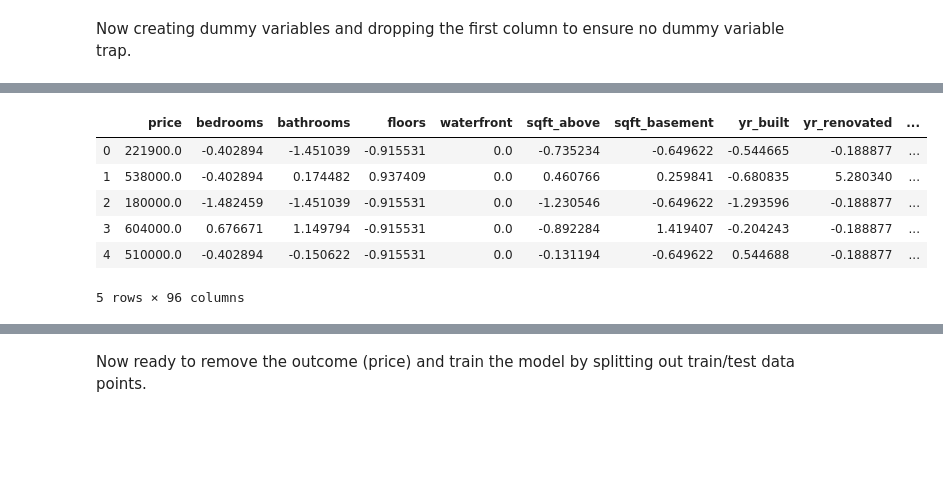
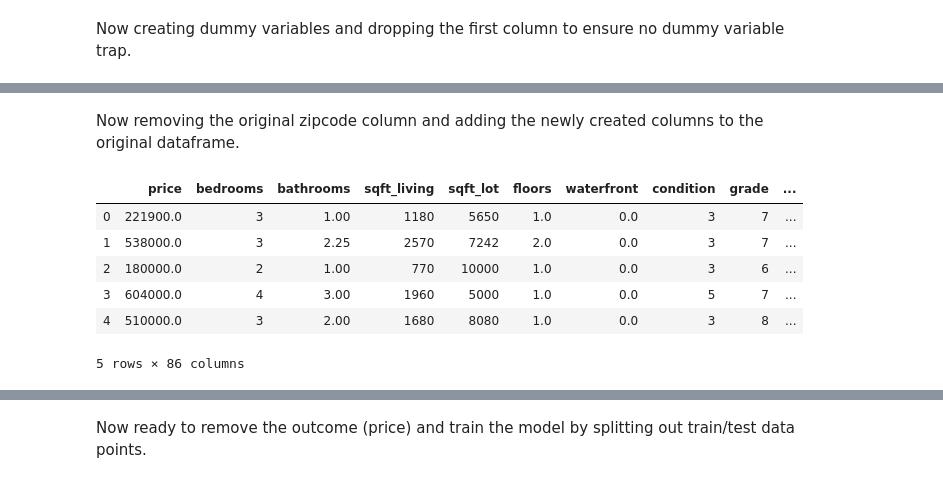
Before and after one commit to StephenTurk/mod_2_final_project, a Jupyter notebook: student.ipynb, the cells around one changed output, grey strips where cells are left out. Saved outputs shown, nothing was run; the diff lists cells and outputs as text; code cells hidden in the pictures; blank space fills up the shorter version.

```diff
--- a/student.ipynb
+++ b/student.ipynb
@@ -275,3 +288,6 @@ data = data.drop(['sqft_living', 'sqft_living15', 'sqft_lot', 'sqft_lot15'], axi
+# %%
+#quick column name change since it is not year renovated any more.
+data.rename(columns={'yr_renovated': 'renovated'}, inplace=True)
 # %%
 data.info()
 # %% [output]
@@ -297,6 +385,6 @@ Let's normalize all non-categorical data.
 # %%
-def norm_feat(series):
-    return (series - series.mean())/series.std()
-for feat in ['bedrooms', 'bathrooms', 'sqft_lot_ratio15', 'floors', 'sqft_above', 'sqft_basement', 'yr_built', 'yr_renovated', 'lat', 'long', 'sqft_ratio15']:
-    data[feat] = norm_feat(data[feat])
-data.describe()
+# def norm_feat(series):
+#     return (series - series.mean())/series.std()
+# for feat in ['bedrooms', 'bathrooms', 'sqft_lot_ratio15', 'floors', 'sqft_above', 'sqft_basement', 'yr_built', 'yr_renovated', 'lat', 'long', 'sqft_ratio15']:
+#     data[feat] = norm_feat(data[feat])
+# data.describe()
@@ -315,0 +437,4 @@ Looks like, waterfront, condition, (likely grade), and zipcode (may be more usef
+# %%
+orig_tot = len(data)
+data = data[data.price < 1970000] # Subsetting to remove extreme outliers
+print('Percent removed:', (orig_tot -len(data))/orig_tot)
@@ -316,7 +485,7 @@ Looks like, waterfront, condition, (likely grade), and zipcode (may be more usef
 # %% [markdown]
 Taking categorical variables and changing them to category type before one-hot encoding.
 # %%
-cat_feats = ['condition', 'grade', 'zipcode']
+cat_feats = ['zipcode']
 cat_feats_df = data[cat_feats]
 cat_feats_df = cat_feats_df.astype('category')
 cat_feats_df.info()
@@ -345,12 +512,14 @@ cat_feats_df.head()
+# %% [markdown]
+Now removing the original zipcode column and adding the newly created columns to the original dataframe.
 # %%
-data = data.drop(['condition', 'grade', 'zipcode'], axis=1)
+data = data.drop(['zipcode'], axis=1)
 data= pd.concat([data, cat_feats_df], axis=1)
 data.head()
 # %% [output]
-|  | price | bedrooms | bathrooms | floors | waterfront | sqft_above | sqft_basement | yr_built | yr_renovated | ... |
-| 0 | 221900.0 | -0.402894 | -1.451039 | -0.915531 | 0.0 | -0.735234 | -0.649622 | -0.544665 | -0.188877 | ... |
-| 1 | 538000.0 | -0.402894 | 0.174482 | 0.937409 | 0.0 | 0.460766 | 0.259841 | -0.680835 | 5.280340 | ... |
-| 2 | 180000.0 | -1.482459 | -1.451039 | -0.915531 | 0.0 | -1.230546 | -0.649622 | -1.293596 | -0.188877 | ... |
-| 3 | 604000.0 | 0.676671 | 1.149794 | -0.915531 | 0.0 | -0.892284 | 1.419407 | -0.204243 | -0.188877 | ... |
-| 4 | 510000.0 | -0.402894 | -0.150622 | -0.915531 | 0.0 | -0.131194 | -0.649622 | 0.544688 | -0.188877 | ... |
+|  | price | bedrooms | bathrooms | sqft_living | sqft_lot | floors | waterfront | condition | grade | ... |
+| 0 | 221900.0 | 3 | 1.00 | 1180 | 5650 | 1.0 | 0.0 | 3 | 7 | ... |
+| 1 | 538000.0 | 3 | 2.25 | 2570 | 7242 | 2.0 | 0.0 | 3 | 7 | ... |
+| 2 | 180000.0 | 2 | 1.00 | 770 | 10000 | 1.0 | 0.0 | 3 | 6 | ... |
+| 3 | 604000.0 | 4 | 3.00 | 1960 | 5000 | 1.0 | 0.0 | 5 | 7 | ... |
+| 4 | 510000.0 | 3 | 2.00 | 1680 | 8080 | 1.0 | 0.0 | 3 | 8 | ... |
-5 rows × 96 columns
+5 rows × 86 columns
```
Also changed, not shown: parts of 116 cells of this notebook.
